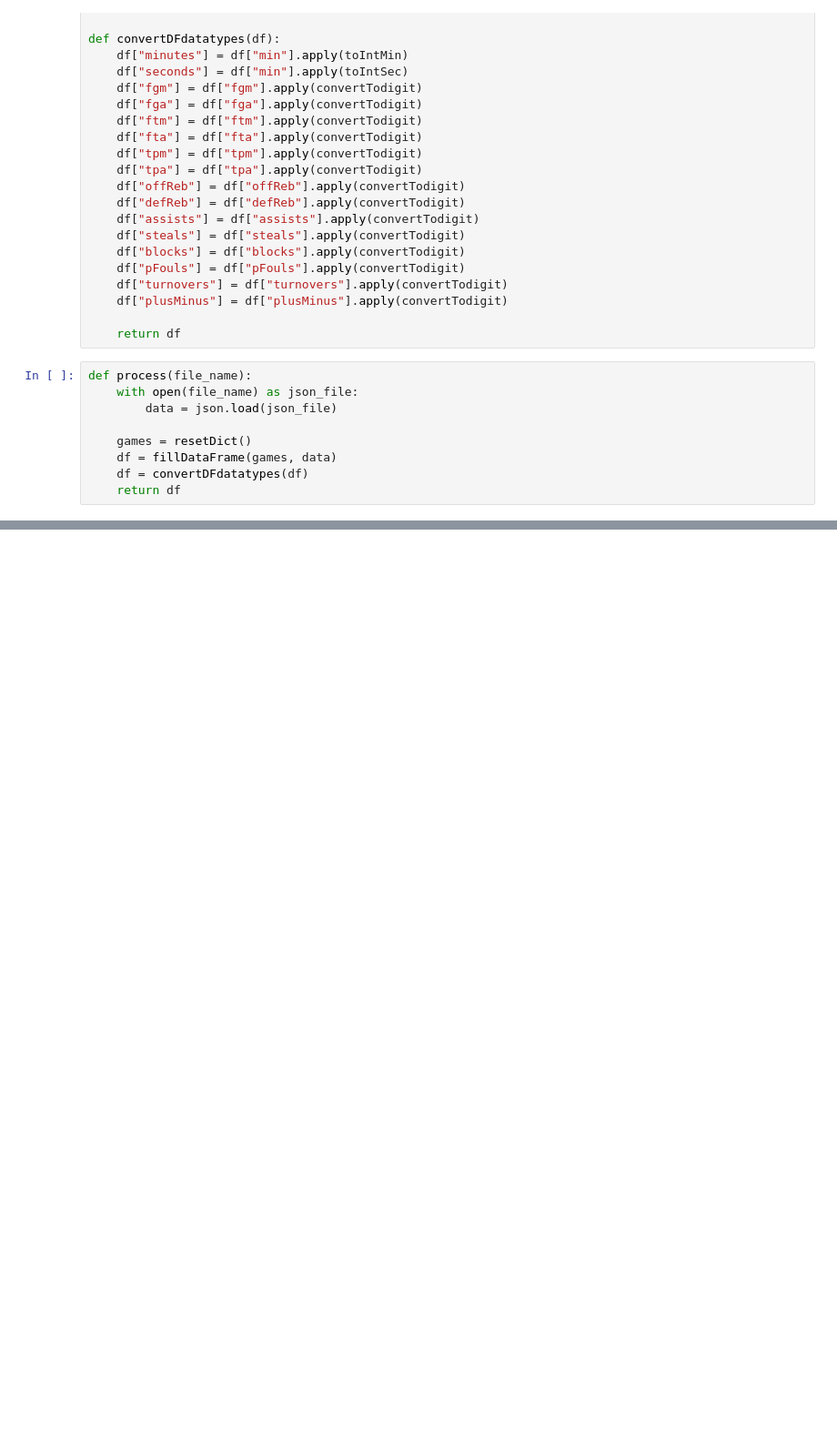
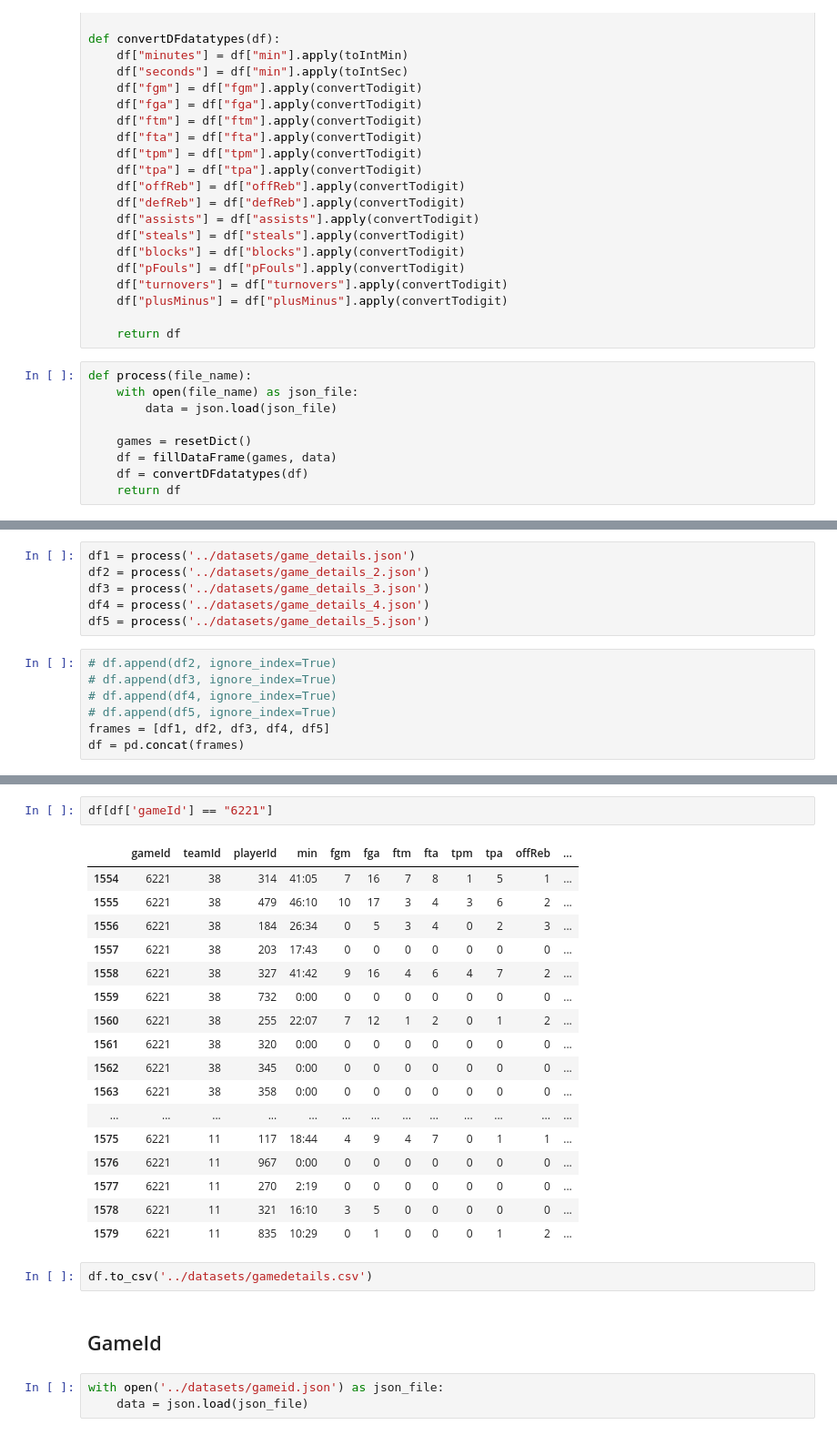
Before and after one commit to justinthe/NBA_API, a Jupyter notebook: code/to_dataframe.ipynb, the cells around one changed output, grey strips where cells are left out. Shown at 91% size. Drawn from its saved outputs; the diff is of its cells as text; blank space fills up the shorter version.

Commit message:
dataframe to csv

```diff
--- a/code/to_dataframe.ipynb
+++ b/code/to_dataframe.ipynb
@@ -156,0 +118,13 @@ Name: teamId, dtype: int64
+# %%
+df1 = process('../datasets/game_details.json')
+df2 = process('../datasets/game_details_2.json')
+df3 = process('../datasets/game_details_3.json')
+df4 = process('../datasets/game_details_4.json')
+df5 = process('../datasets/game_details_5.json')
+# %%
+# df.append(df2, ignore_index=True)
+# df.append(df3, ignore_index=True)
+# df.append(df4, ignore_index=True)
+# df.append(df5, ignore_index=True)
+frames = [df1, df2, df3, df4, df5]
+df = pd.concat(frames)
@@ -156,0 +148,27 @@ Name: teamId, dtype: int64
+# %%
+df[df['gameId'] == "6221"]
+# %% [output]
+|  | gameId | teamId | playerId | min | fgm | fga | ftm | fta | tpm | tpa | offReb | ... |
+| 1554 | 6221 | 38 | 314 | 41:05 | 7 | 16 | 7 | 8 | 1 | 5 | 1 | ... |
+| 1555 | 6221 | 38 | 479 | 46:10 | 10 | 17 | 3 | 4 | 3 | 6 | 2 | ... |
+| 1556 | 6221 | 38 | 184 | 26:34 | 0 | 5 | 3 | 4 | 0 | 2 | 3 | ... |
+| 1557 | 6221 | 38 | 203 | 17:43 | 0 | 0 | 0 | 0 | 0 | 0 | 0 | ... |
+| 1558 | 6221 | 38 | 327 | 41:42 | 9 | 16 | 4 | 6 | 4 | 7 | 2 | ... |
+| 1559 | 6221 | 38 | 732 | 0:00 | 0 | 0 | 0 | 0 | 0 | 0 | 0 | ... |
+| 1560 | 6221 | 38 | 255 | 22:07 | 7 | 12 | 1 | 2 | 0 | 1 | 2 | ... |
+| 1561 | 6221 | 38 | 320 | 0:00 | 0 | 0 | 0 | 0 | 0 | 0 | 0 | ... |
+| 1562 | 6221 | 38 | 345 | 0:00 | 0 | 0 | 0 | 0 | 0 | 0 | 0 | ... |
+| 1563 | 6221 | 38 | 358 | 0:00 | 0 | 0 | 0 | 0 | 0 | 0 | 0 | ... |
+| ... | ... | ... | ... | ... | ... | ... | ... | ... | ... | ... | ... | ... |
+| 1575 | 6221 | 11 | 117 | 18:44 | 4 | 9 | 4 | 7 | 0 | 1 | 1 | ... |
+| 1576 | 6221 | 11 | 967 | 0:00 | 0 | 0 | 0 | 0 | 0 | 0 | 0 | ... |
+| 1577 | 6221 | 11 | 270 | 2:19 | 0 | 0 | 0 | 0 | 0 | 0 | 0 | ... |
+| 1578 | 6221 | 11 | 321 | 16:10 | 3 | 5 | 0 | 0 | 0 | 0 | 0 | ... |
+| 1579 | 6221 | 11 | 835 | 10:29 | 0 | 1 | 0 | 0 | 0 | 1 | 2 | ... |
+# %%
+df.to_csv('../datasets/gamedetails.csv')
+# %% [markdown]
+## GameId
+# %%
+with open('../datasets/gameid.json') as json_file:
+    data = json.load(json_file)
```
Also changed, not shown: parts of 6 cells of this notebook, 14 other files.
